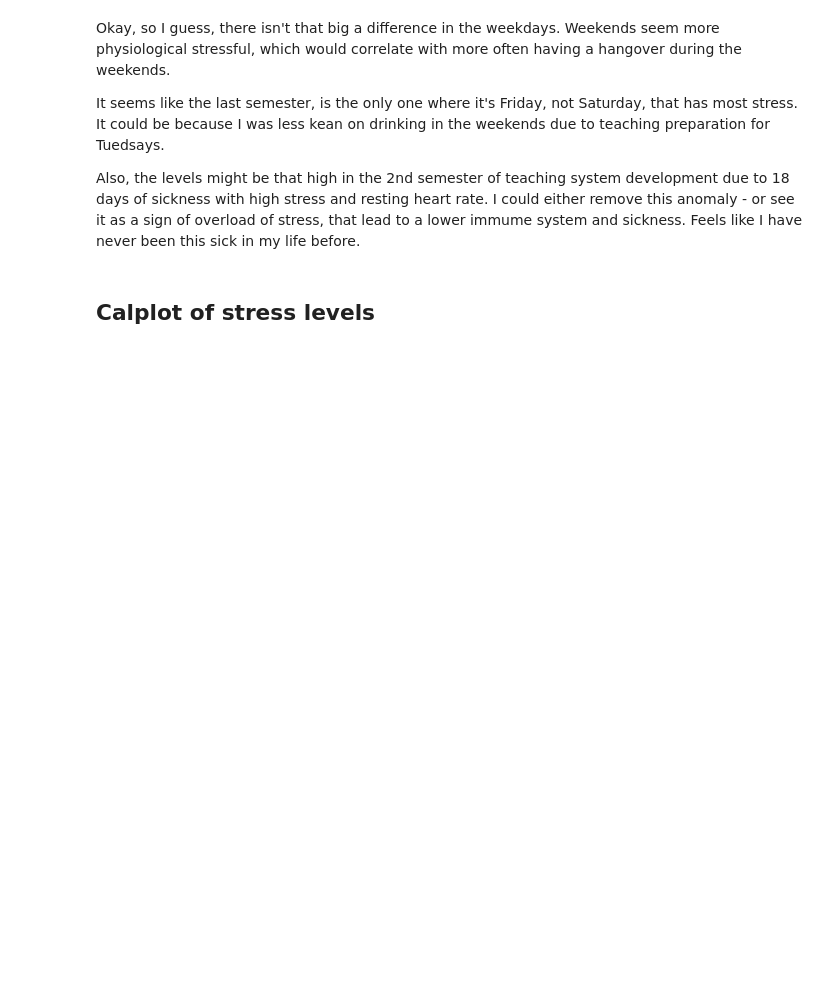
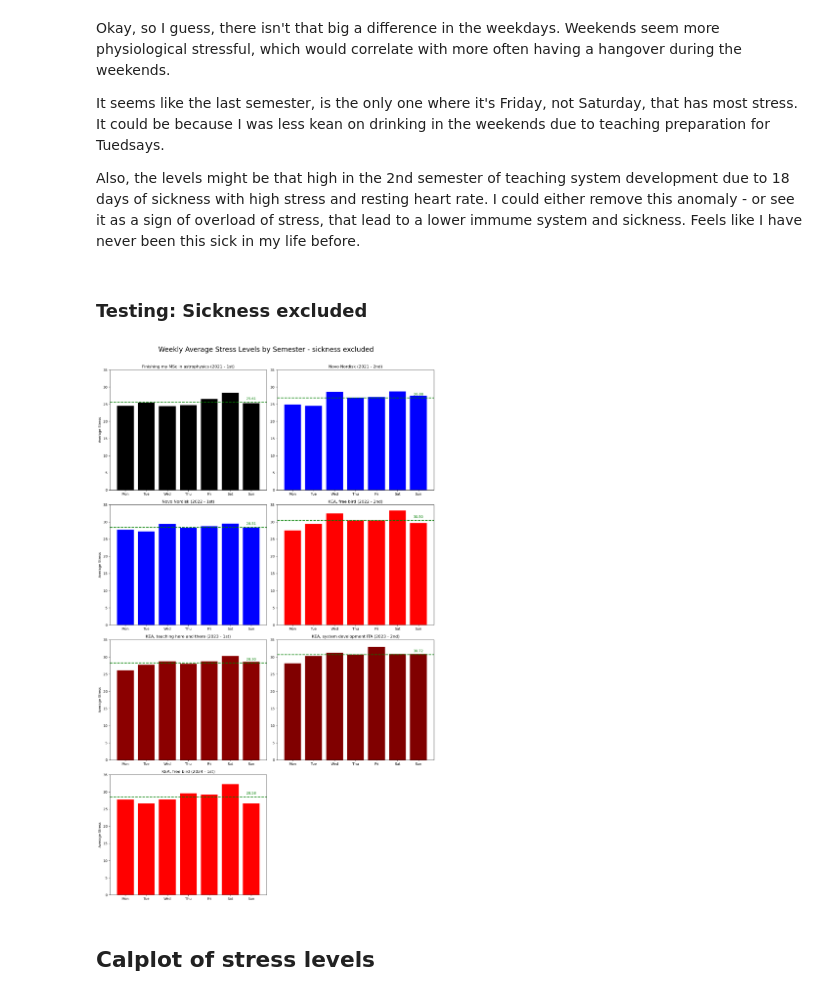
Before and after one commit to cats-and-the-city/playground, a Jupyter notebook: GarminDataStressWellnessActivities.ipynb, the cells around one changed output. Drawn from its saved outputs; the diff is of its cells as text; code cells hidden in the pictures; blank space fills up the shorter version.

```diff
--- a/GarminDataStressWellnessActivities.ipynb
+++ b/GarminDataStressWellnessActivities.ipynb
@@ -410,6 +472,48 @@ Okay, so I guess, there isn't that big a difference in the weekdays. Weekends se
 It seems like the last semester, is the only one where it's Friday, not Saturday, that has most stress. It could be because I was less kean on drinking in the weekends due to teaching preparation for Tuedsays.
 
 Also, the levels might be that high in the 2nd semester of teaching system development due to 18 days of sickness with high stress and resting heart rate. I could either remove this anomaly - or see it as a sign of overload of stress, that lead to a lower immume system and sickness. Feels like I have never been this sick in my life before.
+# %% [markdown]
+### Testing: Sickness excluded
+# %%
+weekday_stress_per_semester_excl_sick = filtered_df.groupby(['YearSemester', 'Weekday'])['average_stress'].mean().unstack()
+# %%
+fig, axes = plt.subplots(nrows=4, ncols=2, figsize=(14, 24))  # Adjusted for additional plots
+fig.suptitle('Weekly Average Stress Levels by Semester - sickness excluded', fontsize=20)
+
+# Flatten axes for easy iteration
+axes = axes.flatten()
+
+# Number of semesters to plot
+num_semesters = len(labels_colors)
+
+# Total number of subplots (rows * columns)
+total_plots = 4 * 2  # Update this based on the actual layout of nrows x ncols
+
+# Plot each semester's data in a different subplot
+for i, (semester, data) in enumerate(weekday_stress_per_semester_excl_sick.iterrows()):
+    if i >= num_semesters:
+        break  # Break if there are more subplots than semesters
+    ax = axes[i]
+    color = labels_colors[semester][1]
+    ax.bar(x=data.index, height=data.values, color=color)
+    ax.set_title(f"{labels_colors[semester][0]} ({semester})", fontsize=12)
+    ax.set_xticks(range(7))
+    ax.set_xticklabels(['Mon', 'Tue', 'Wed', 'Thu', 'Fri', 'Sat', 'Sun'])
+    ax.set_ylabel('Average Stress' if i % 2 == 0 else '')
+    ax.set_ylim(0, 35)
+    mean_stress = data.mean()
+    ax.axhline(y=mean_stress, color='green', linestyle='--', linewidth=2)
+    ax.text(data.index[-1], mean_stress + 0.5, f'{mean_stress:.2f}', color='green', ha='center', va='bottom')
+
+# Hide unused axes
+for j in range(i + 1, len(axes)):
+    axes[j].set_visible(False)
+
+plt.tight_layout(rect=[0, 0.03, 1, 0.95])  # Adjust the layout to make room for the main title
+plt.subplots_adjust(top=0.94)  # Adjust this value to reduce the space after the title
+plt.show()
+# %% [output]
+[figure, added]
 # %% [markdown]
 ##  Calplot of stress levels
 # %%
```
Also changed, not shown: parts of 16 cells of this notebook.
